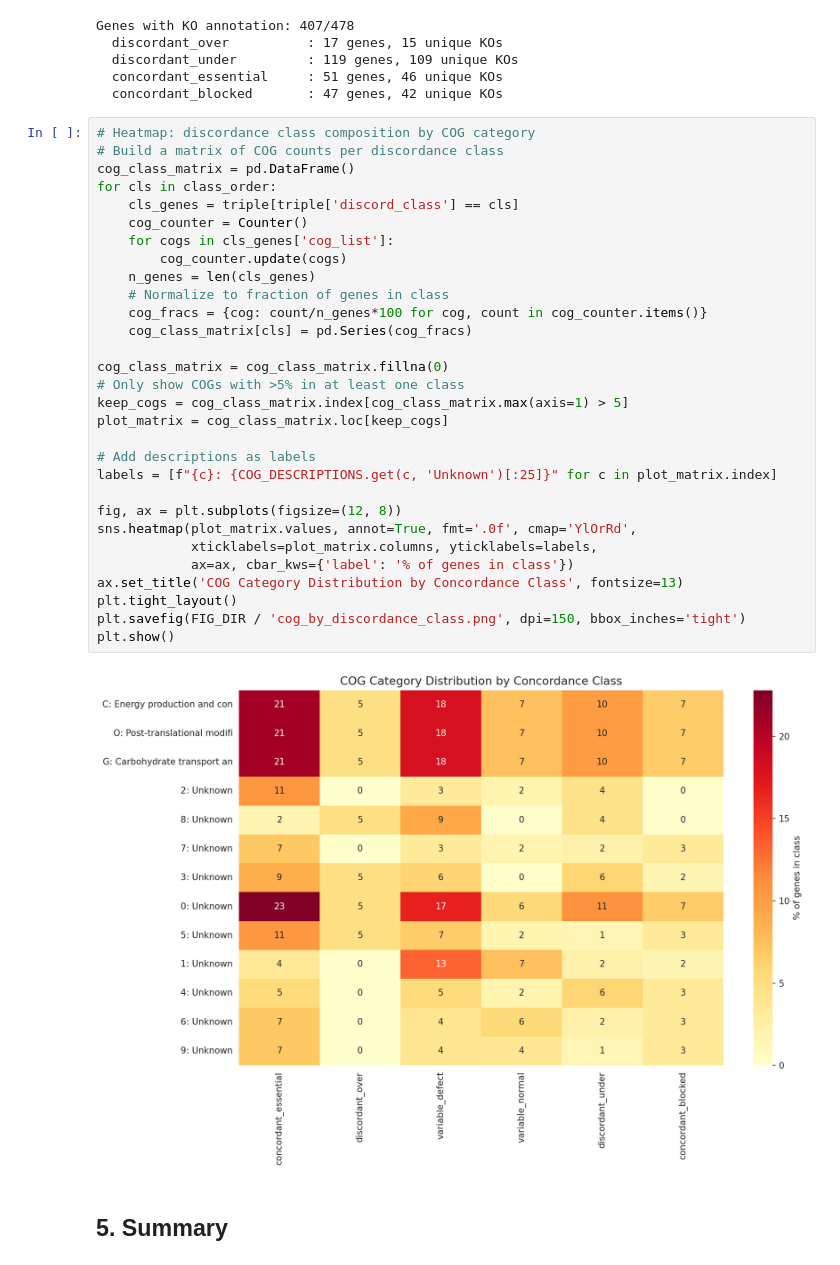
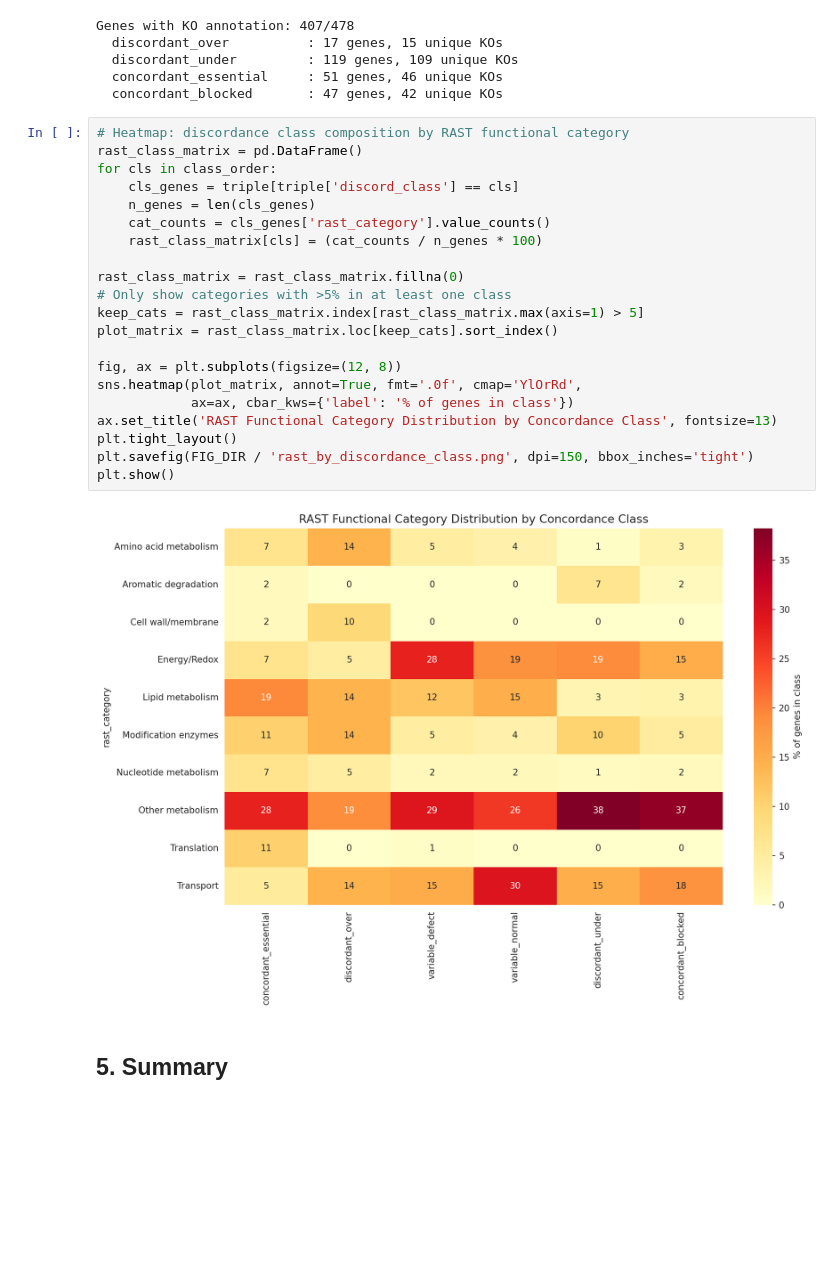
Before and after one commit to kbaseincubator/BERIL-research-observatory, a Jupyter notebook: projects/adp1_triple_essentiality/notebooks/03_discordant_characterization.ipynb, the cells around one changed output. Saved outputs shown, nothing was run; the diff lists cells and outputs as text; blank space fills up the shorter version.

```diff
--- a/projects/adp1_triple_essentiality/notebooks/03_discordant_characterization.ipynb
+++ b/projects/adp1_triple_essentiality/notebooks/03_discordant_characterization.ipynb
@@ -412,37 +411,28 @@ Genes with KO annotation: 407/478
   concordant_essential     : 51 genes, 46 unique KOs
   concordant_blocked       : 47 genes, 42 unique KOs
 # %%
-# Heatmap: discordance class composition by COG category
-# Build a matrix of COG counts per discordance class
-cog_class_matrix = pd.DataFrame()
+# Heatmap: discordance class composition by RAST functional category
+rast_class_matrix = pd.DataFrame()
 for cls in class_order:
     cls_genes = triple[triple['discord_class'] == cls]
-    cog_counter = Counter()
-    for cogs in cls_genes['cog_list']:
-        cog_counter.update(cogs)
     n_genes = len(cls_genes)
-    # Normalize to fraction of genes in class
-    cog_fracs = {cog: count/n_genes*100 for cog, count in cog_counter.items()}
-    cog_class_matrix[cls] = pd.Series(cog_fracs)
+    cat_counts = cls_genes['rast_category'].value_counts()
+    rast_class_matrix[cls] = (cat_counts / n_genes * 100)
 
-cog_class_matrix = cog_class_matrix.fillna(0)
-# Only show COGs with >5% in at least one class
-keep_cogs = cog_class_matrix.index[cog_class_matrix.max(axis=1) > 5]
-plot_matrix = cog_class_matrix.loc[keep_cogs]
-
-# Add descriptions as labels
-labels = [f"{c}: {COG_DESCRIPTIONS.get(c, 'Unknown')[:25]}" for c in plot_matrix.index]
+rast_class_matrix = rast_class_matrix.fillna(0)
+# Only show categories with >5% in at least one class
+keep_cats = rast_class_matrix.index[rast_class_matrix.max(axis=1) > 5]
+plot_matrix = rast_class_matrix.loc[keep_cats].sort_index()
 
 fig, ax = plt.subplots(figsize=(12, 8))
-sns.heatmap(plot_matrix.values, annot=True, fmt='.0f', cmap='YlOrRd',
-            xticklabels=plot_matrix.columns, yticklabels=labels,
+sns.heatmap(plot_matrix, annot=True, fmt='.0f', cmap='YlOrRd',
             ax=ax, cbar_kws={'label': '% of genes in class'})
-ax.set_title('COG Category Distribution by Concordance Class', fontsize=13)
+ax.set_title('RAST Functional Category Distribution by Concordance Class', fontsize=13)
 plt.tight_layout()
-plt.savefig(FIG_DIR / 'cog_by_discordance_class.png', dpi=150, bbox_inches='tight')
+plt.savefig(FIG_DIR / 'rast_by_discordance_class.png', dpi=150, bbox_inches='tight')
 plt.show()
 # %% [output]
-[figure, old version]
+[figure, new version]
 # %% [markdown]
 ## 5. Summary
 # %%
```
Also changed, not shown: parts of 6 cells of this notebook, 7 other files.
